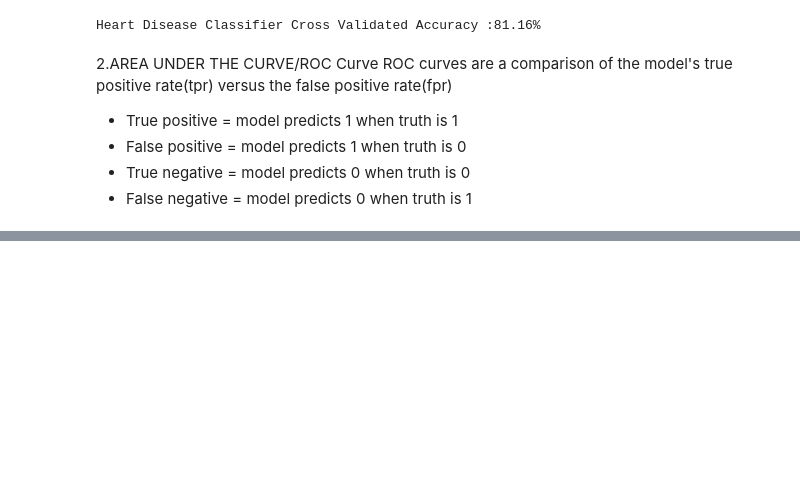
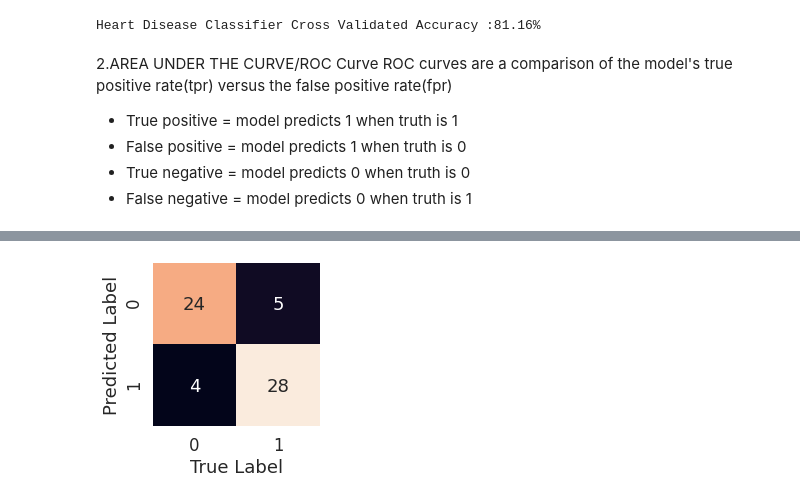
Before and after one commit to RMLAI/zero-to-mastery-ml, a Jupyter notebook: Intro_to_Scikit_Learn.ipynb, the cells around one changed output, grey strips where cells are left out. Drawn from its saved outputs; the diff is of its cells as text; code cells hidden in the pictures; blank space fills up the shorter version.

```diff
--- a/Intro_to_Scikit_Learn.ipynb
+++ b/Intro_to_Scikit_Learn.ipynb
@@ -878,0 +967,16 @@ ROC curves are a comparison of the model's true positive rate(tpr) versus the fa
+# %%
+# function to include the confusion matrix numbers in heatmap
+def plot_conf_mat(conf_mat):
+  '''
+  PLots the confusion matrix using the heatmap in seaborn
+  '''
+  fig,ax=plt.subplots(figsize=(3,3))
+  ax=sns.heatmap(conf_mat,
+                 annot=True, #Annotate boxes with conf_mat info
+                 cbar=False)
+  plt.xlabel('True Label')
+  plt.ylabel('Predicted Label')
+
+plot_conf_mat(conf_mat)
+# %% [output]
+[figure, added]
```
Also changed, not shown: parts of 44 cells of this notebook.
